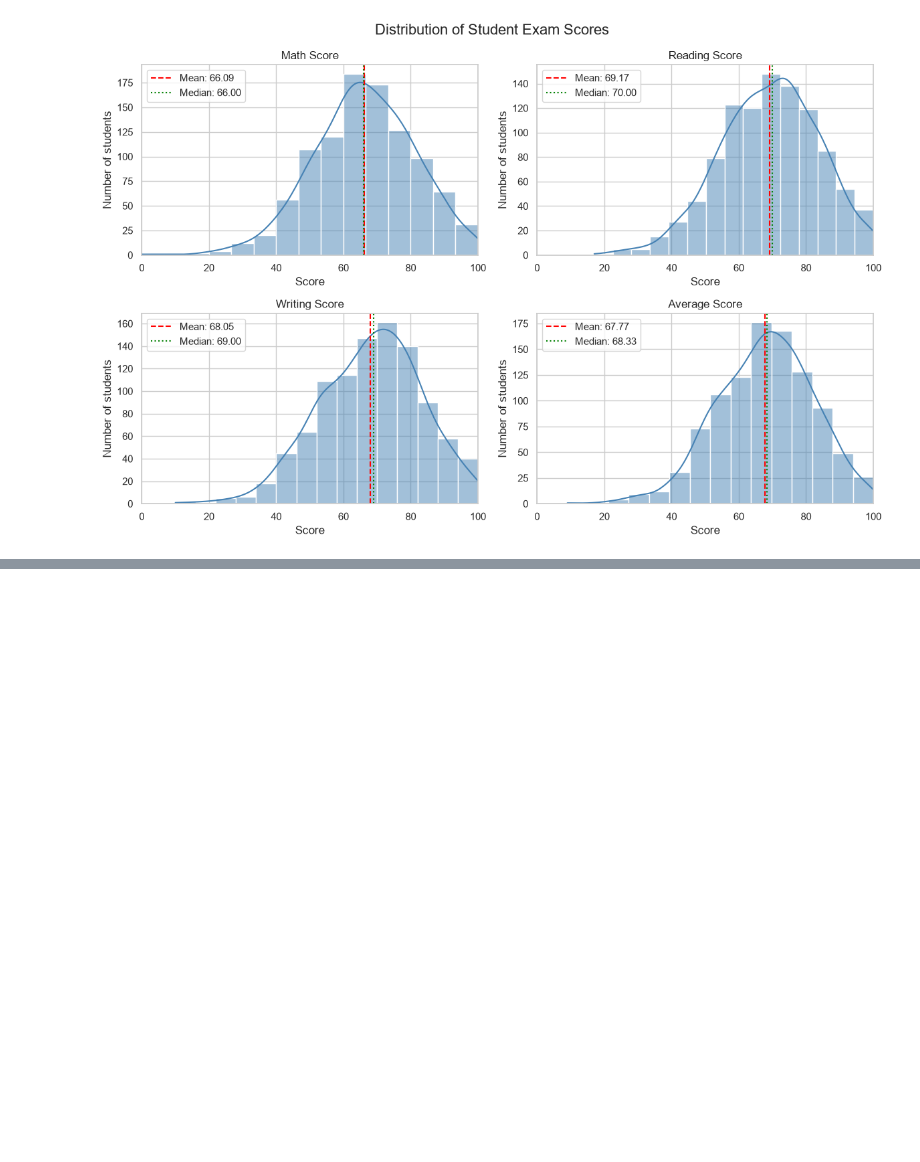
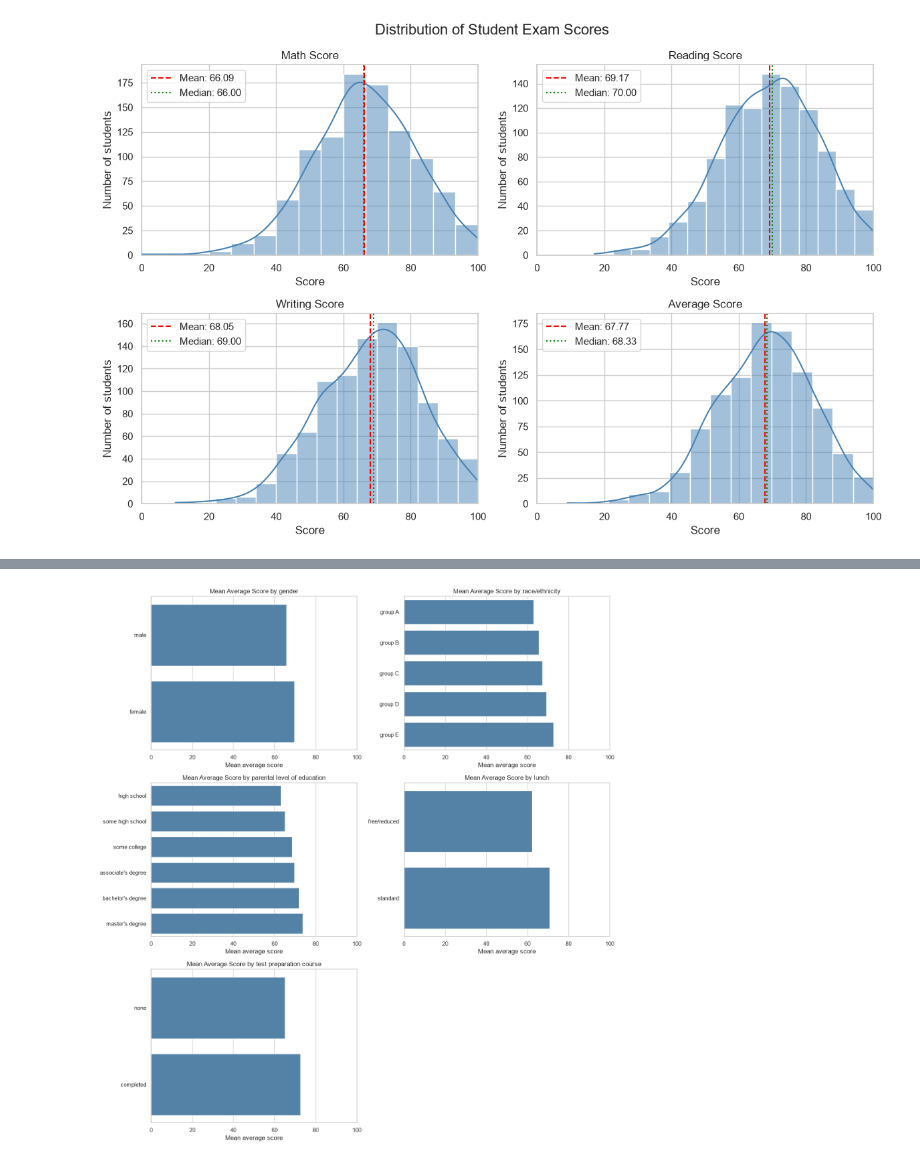
Before and after one commit to FawazKhaled/KAUSTxAI-Training, a Jupyter notebook: Rung_1/eda.ipynb, the cells around one changed output, grey strips where cells are left out. Saved outputs shown, nothing was run; the diff lists cells and outputs as text; code cells hidden in the pictures; blank space fills up the shorter version.

```diff
--- a/Rung_1/eda.ipynb
+++ b/Rung_1/eda.ipynb
@@ -505,0 +548,9 @@ plt.show()
+# %%
+outlier_counts = {}
+
+for column in score_columns:
+    outlier_counts[column] = len(find_outliers(df, column))
+
+outlier_counts = pd.Series(outlier_counts, name="potential outliers")
+
+outlier_counts
@@ -505,0 +639,26 @@ plt.show()
+# %%
+fig, axes = plt.subplots(nrows=3, ncols=2, figsize=(14, 15))
+
+for column, axis in zip(categorical_columns, axes.flatten()):
+    category_data = group_comparisons[group_comparisons["category"] == column]
+    category_data = category_data.sort_values("average_score")
+
+    sns.barplot(
+        data=category_data,
+        x="average_score",
+        y="group",
+        color="steelblue",
+        errorbar=None,
+        ax=axis,
+    )
+    axis.set_title(f"Mean Average Score by {column}")
+    axis.set_xlabel("Mean average score")
+    axis.set_ylabel("")
+    axis.set_xlim(0, 100)
+
+axes.flatten()[-1].axis("off")
+fig.tight_layout()
+fig.savefig(images_folder / "average_scores_by_group.png", dpi=300, bbox_inches="tight")
+plt.show()
+# %% [output]
+[figure, added]
```
Also changed, not shown: parts of 22 cells of this notebook, 6 other files.
